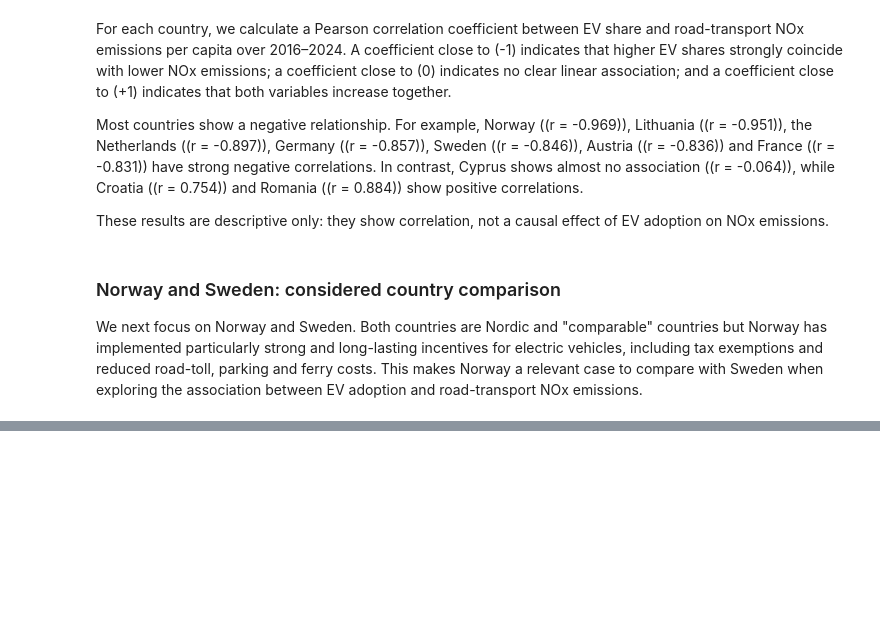
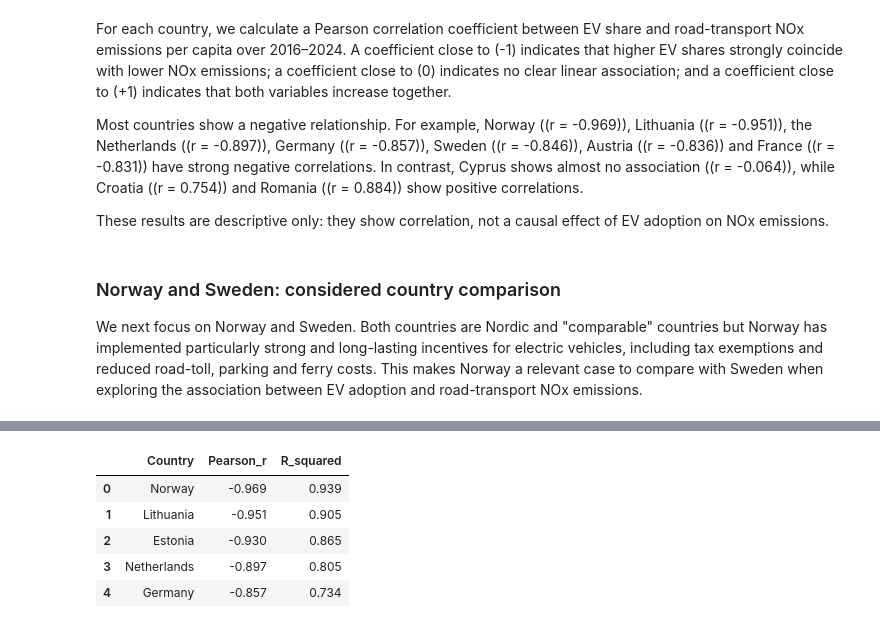
Before and after one commit to Mxlrt69/Data_Science_Project, a Jupyter notebook: draft_bivariate.ipynb, the cells around one changed output, grey strips where cells are left out. Cells and saved outputs as stored; diff of their text form; code cells hidden in the pictures; blank space fills up the shorter version.

```diff
--- a/draft_bivariate.ipynb
+++ b/draft_bivariate.ipynb
@@ -2158,3 +2145,24 @@ fig.update_layout(
 fig.show()
 # %% [output]
 [interactive output not drawn]
+# %%
+country_correlation_results = country_correlations.copy()
+
+country_correlation_results['R_squared'] = (
+    country_correlation_results['pearson_correlation'] ** 2
+)
+
+country_correlation_results = country_correlation_results.rename(
+    columns={
+        'pearson_correlation': 'Pearson_r'
+    }
+)
+
+country_correlation_results.round(3).head()
+# %% [output]
+|  | Country | Pearson_r | R_squared |
+| 0 | Norway | -0.969 | 0.939 |
+| 1 | Lithuania | -0.951 | 0.905 |
+| 2 | Estonia | -0.930 | 0.865 |
+| 3 | Netherlands | -0.897 | 0.805 |
+| 4 | Germany | -0.857 | 0.734 |
```
Also changed, not shown: parts of 2 cells of this notebook.
